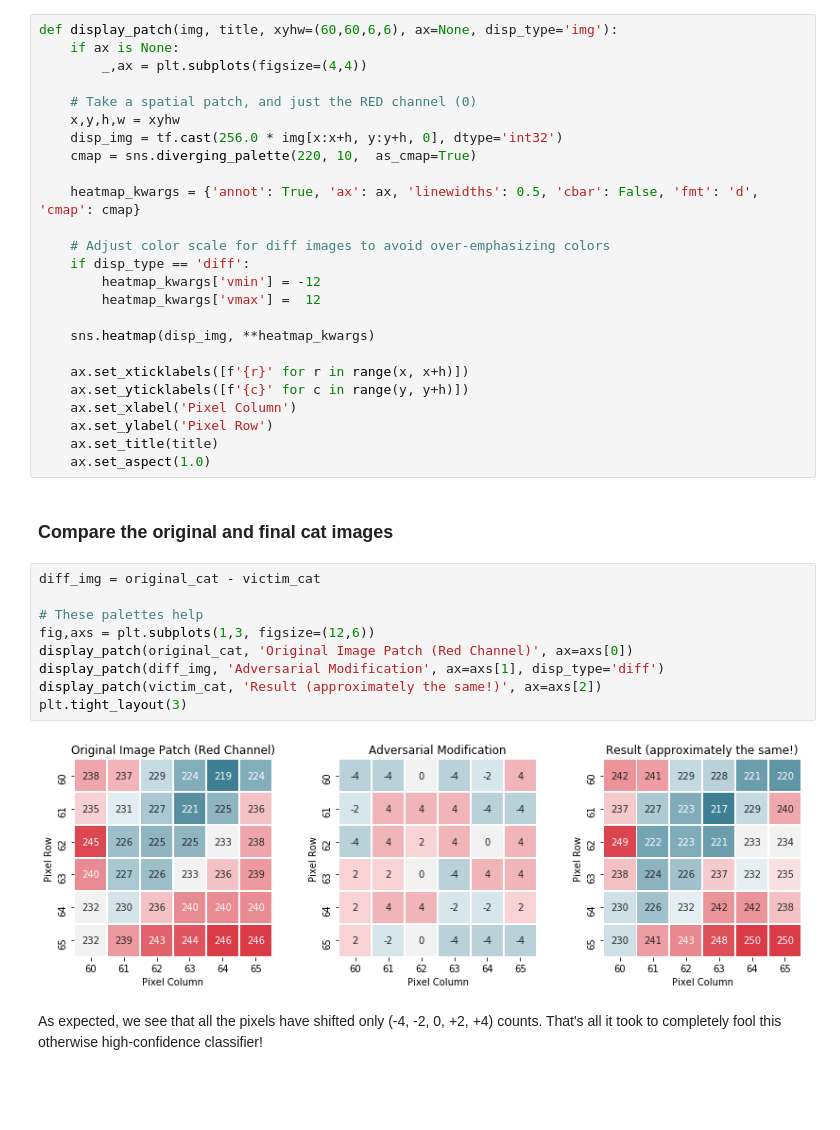
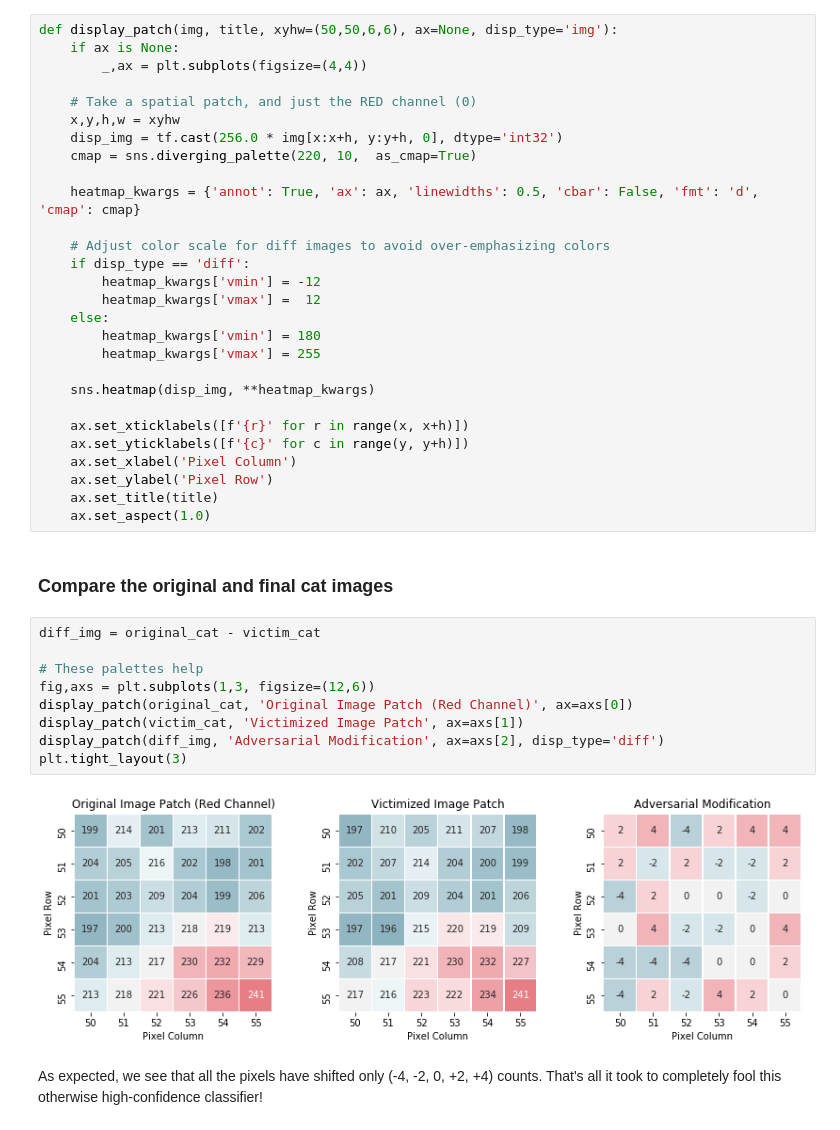
Before and after one commit to etotheipi/toptal_tensorflow_blog_post, a Jupyter notebook: adversarial_example/adversarial_cats_dogs.ipynb, the cells around one changed output. Cells and saved outputs as stored; diff of their text form; blank space fills up the shorter version.

```diff
--- a/adversarial_example/adversarial_cats_dogs.ipynb
+++ b/adversarial_example/adversarial_cats_dogs.ipynb
@@ -238,7 +238,7 @@ victim_dog = adversarial_modify(original_dog, to_cat=True)
 ## Wow that was effective!
 Let's look at some individual pixels just to confirm it did was we expected it to
 # %%
-def display_patch(img, title, xyhw=(60,60,6,6), ax=None, disp_type='img'):
+def display_patch(img, title, xyhw=(50,50,6,6), ax=None, disp_type='img'):
     if ax is None:
         _,ax = plt.subplots(figsize=(4,4))
 
@@ -253,6 +253,9 @@ def display_patch(img, title, xyhw=(60,60,6,6), ax=None, disp_type='img'):
     if disp_type == 'diff':
         heatmap_kwargs['vmin'] = -12
         heatmap_kwargs['vmax'] =  12
+    else:
+        heatmap_kwargs['vmin'] = 180
+        heatmap_kwargs['vmax'] = 255
 
     sns.heatmap(disp_img, **heatmap_kwargs)
 
@@ -267,13 +270,13 @@ def display_patch(img, title, xyhw=(60,60,6,6), ax=None, disp_type='img'):
 # %%
 diff_img = original_cat - victim_cat
 
 # These palettes help
 fig,axs = plt.subplots(1,3, figsize=(12,6))
 display_patch(original_cat, 'Original Image Patch (Red Channel)', ax=axs[0])
-display_patch(diff_img, 'Adversarial Modification', ax=axs[1], disp_type='diff')
-display_patch(victim_cat, 'Result (approximately the same!)', ax=axs[2])
+display_patch(victim_cat, 'Victimized Image Patch', ax=axs[1])
+display_patch(diff_img, 'Adversarial Modification', ax=axs[2], disp_type='diff')
 plt.tight_layout(3)
 # %% [output]
-[figure, old version]
+[figure, new version]
 # %% [markdown]
 As expected, we see that all the pixels have shifted only (-4, -2, 0, +2, +4) counts.  That's all it took to completely fool this otherwise high-confidence classifier!
```
Also changed, not shown: parts of 3 cells of this notebook, 8 other files.
